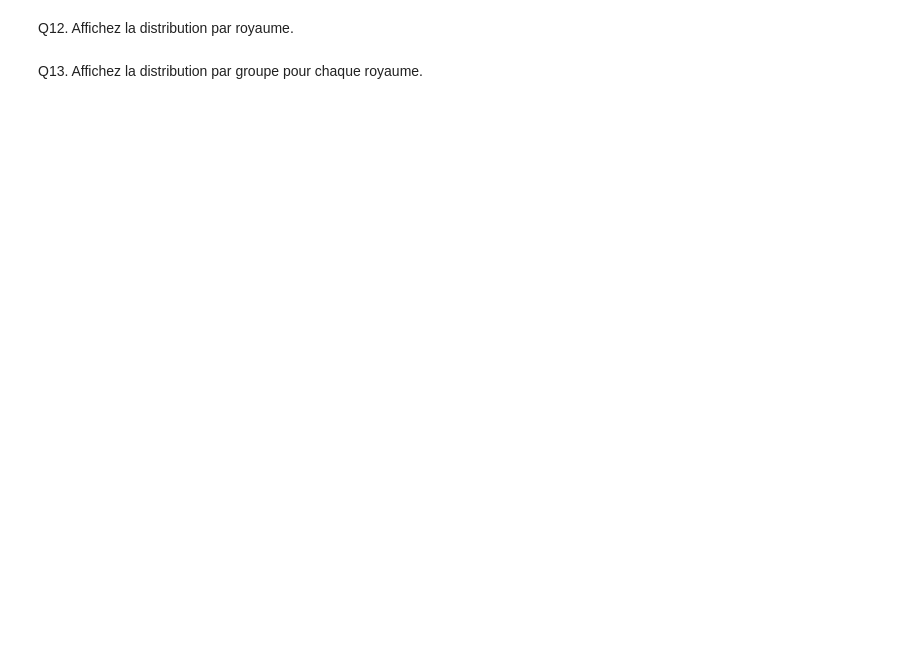
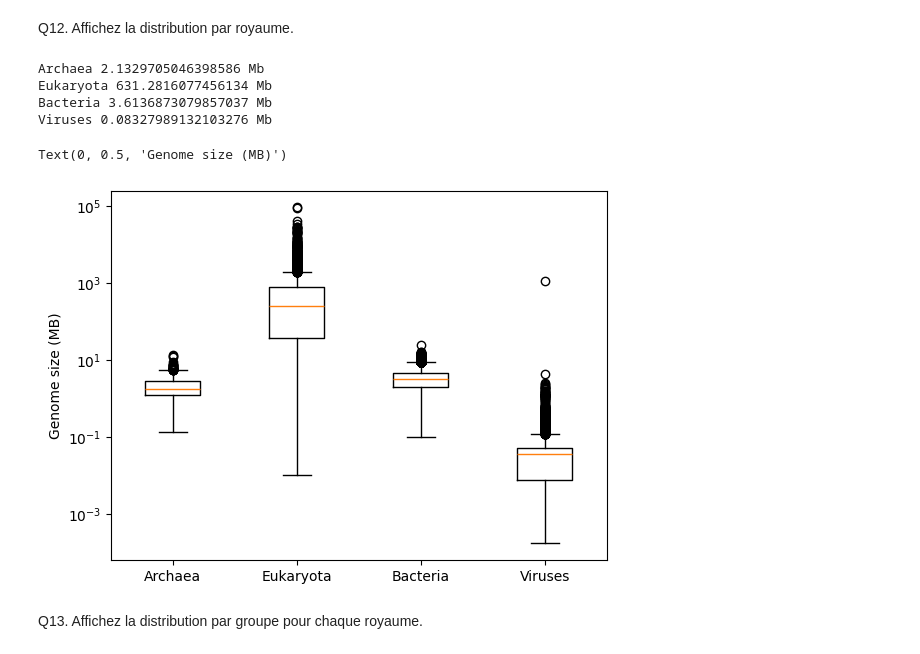
Before and after one commit to valedavi/BINF2025_TP1, a Jupyter notebook: BINF2025_TP1.ipynb, the cells around one changed output. Drawn from its saved outputs; the diff is of its cells as text; code cells hidden in the pictures; blank space fills up the shorter version.

```diff
--- a/BINF2025_TP1.ipynb
+++ b/BINF2025_TP1.ipynb
@@ -92,2 +189,20 @@ Q12. Affichez la distribution par royaume.
+# %%
+cnts = []
+for k in kngdms:
+  vals = [float(e[4]) for e in dats if e[1] == k and e[4] != "-"]
+  cnts.append(vals)
+  print(k, np.mean(vals), "Mb")
+
+plt.figure()
+plt.boxplot(cnts, labels=kngdms)
+plt.yscale('log')
+plt.ylabel("Genome size (MB)")
+# %% [output]
+Archaea 2.1329705046398586 Mb
+Eukaryota 631.2816077456134 Mb
+Bacteria 3.6136873079857037 Mb
+Viruses 0.08327989132103276 Mb
+Text(0, 0.5, 'Genome size (MB)')
+[figure, added]
 # %% [markdown]
 Q13. Affichez la distribution par groupe pour chaque royaume.
```
Also changed, not shown: parts of 62 cells of this notebook.
